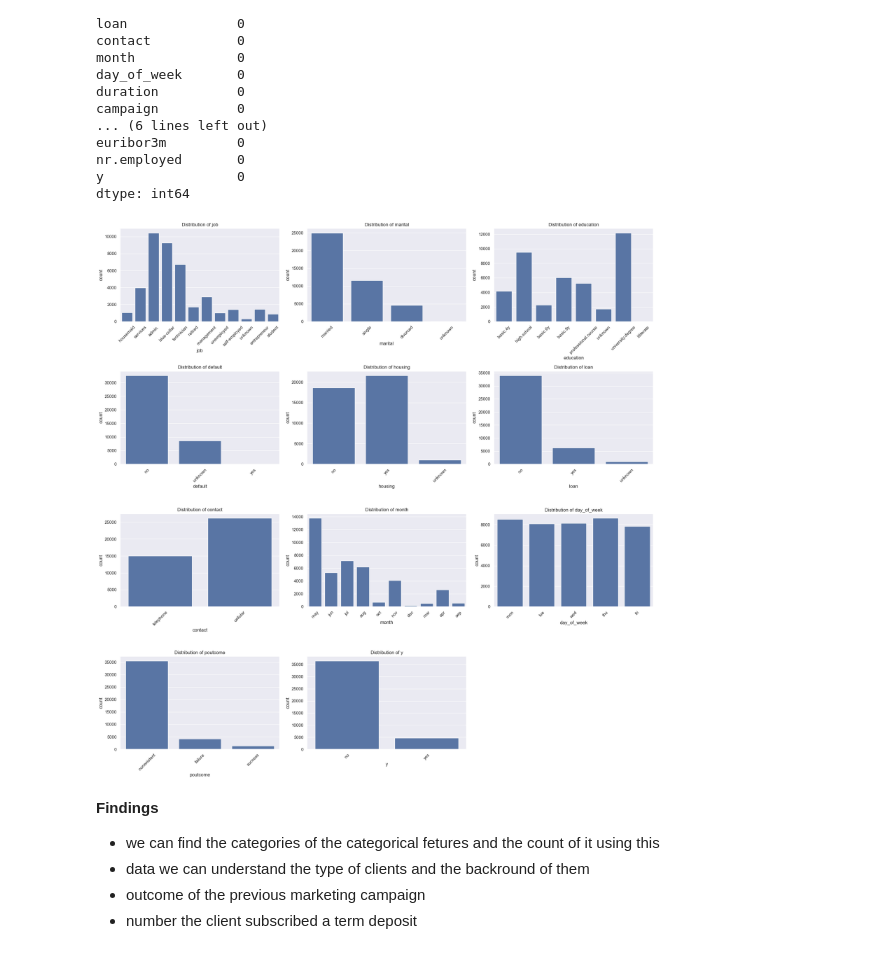
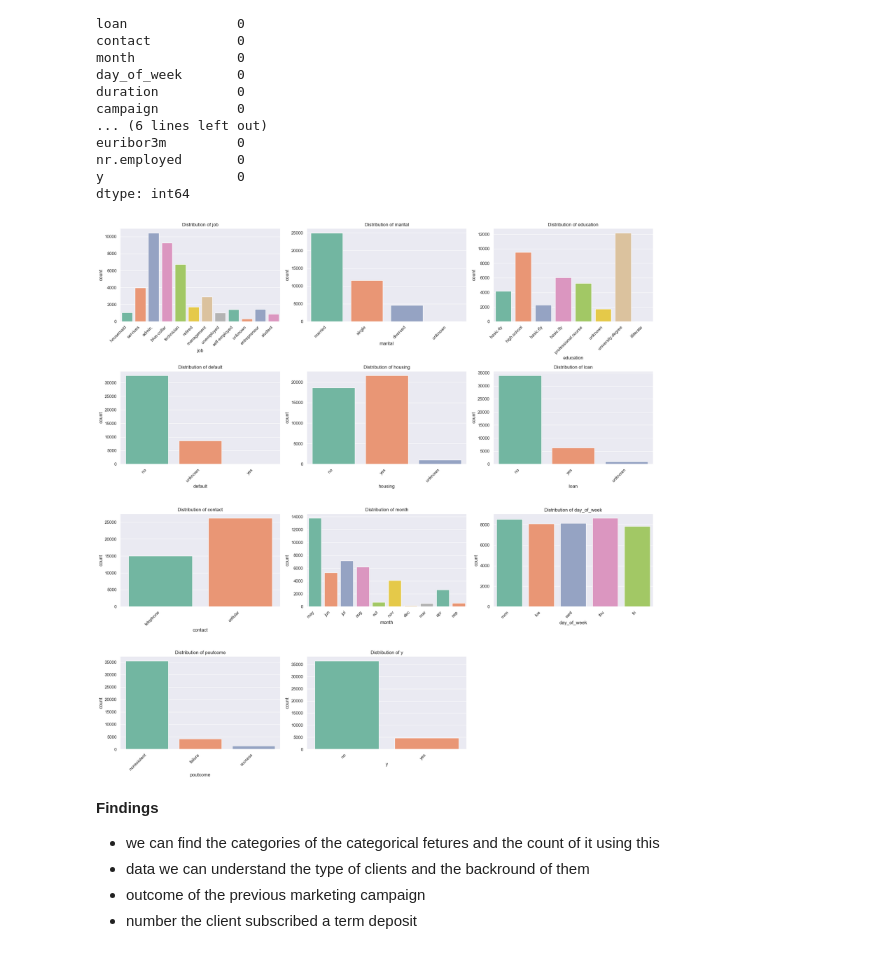
Before and after one commit to Aashiff2003/Predict-Term-Deposit-Subscription-, a Jupyter notebook: Predict Term Deposit Subscribtion -(additional).ipynb, the cells around one changed output. Drawn from its saved outputs; the diff is of its cells as text; code cells hidden in the pictures.

```diff
--- a/Predict Term Deposit Subscribtion -(additional).ipynb
+++ b/Predict Term Deposit Subscribtion -(additional).ipynb
@@ -74,26 +74,33 @@ y                 0
 dtype: int64
 # %%
 categorical_columns = df.select_dtypes(include="object").columns
+
 
 #categorical features visual
 n_cols = 3
 n_rows = (len(categorical_columns) // n_cols) + 1
 
+
 plt.figure(figsize=(20, 5 * n_rows))
 plt_number = 1
+
 for column in categorical_columns:
+
     ax = plt.subplot(n_rows, n_cols, plt_number)
-    sns.countplot(x=column, data=df)
+
+    sns.countplot(x=column, data=df, hue=column, palette='Set2', legend=False)  # Assign column to hue
+
+
     plt.xlabel(column)
     plt.title(f'Distribution of {column}')
-    plt.xticks(rotation=45)
+    plt.xticks(rotation=45, ha='right')
     plt_number += 1
 
 plt.tight_layout()
 
 plt.show()
 # %% [output]
-[figure, old version]
+[figure, new version]
 # %% [markdown]
 **Findings**
  - we can find the categories of the categorical fetures and the count of it using this
```
Also changed, not shown: parts of 23 cells of this notebook, 1 other file.
